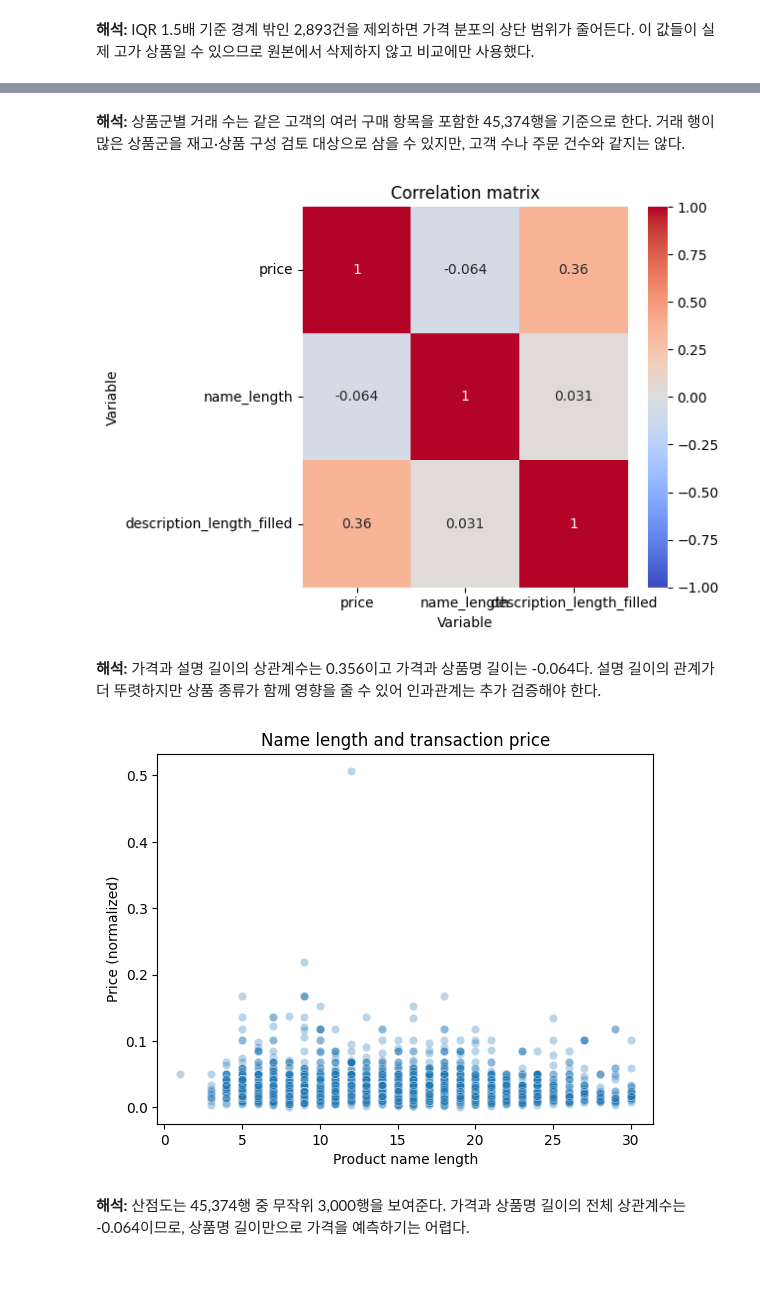
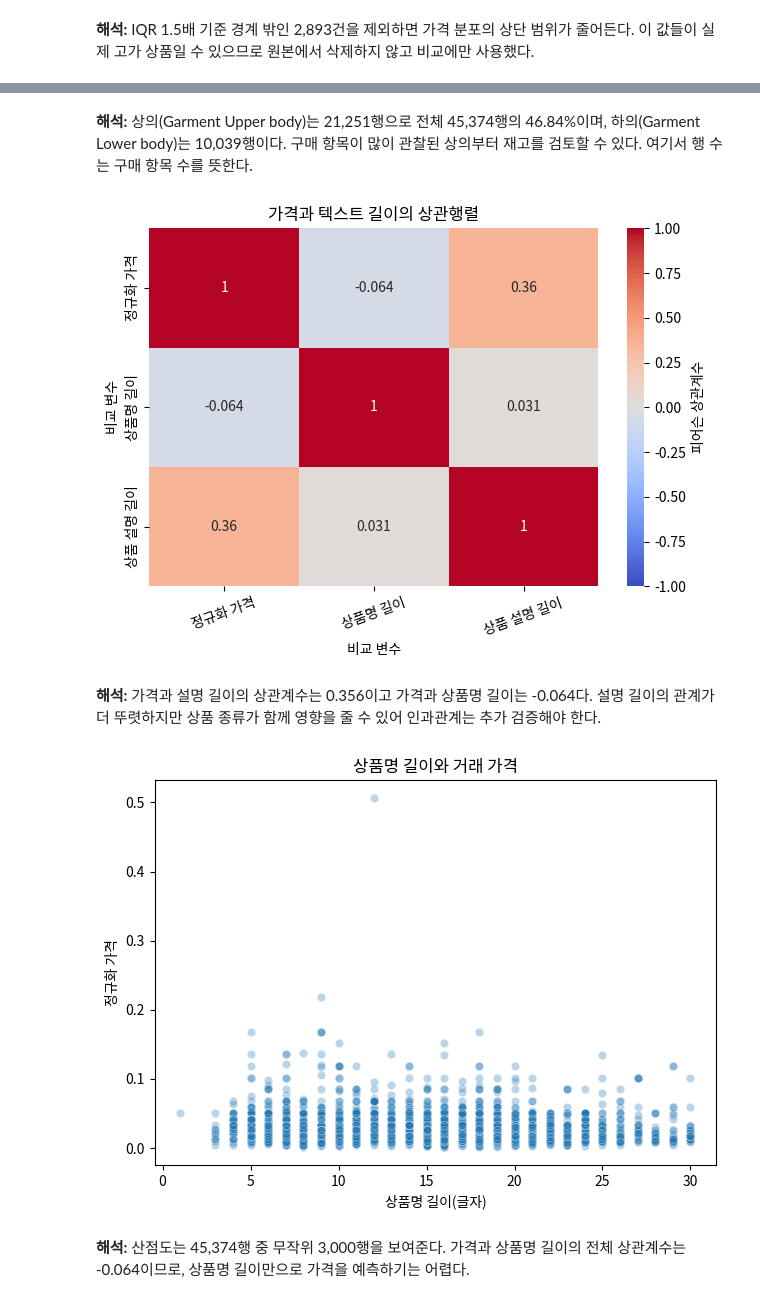
Before and after one commit to 1st0Groom/A1-1, a Jupyter notebook: notebooks/analysis_report.ipynb, the cells around one changed output, grey strips where cells are left out. Drawn from its saved outputs; the diff is of its cells as text; code cells hidden in the pictures; blank space fills up the shorter version.

```diff
--- a/notebooks/analysis_report.ipynb
+++ b/notebooks/analysis_report.ipynb
@@ -16,14 +21,15 @@ from pipeline import DataAnalyzer as 데이터분석기
 # %% [markdown]
 ## 데이터 불러오기와 기본 탐색
 # %%
-상품분석기 = 데이터분석기(프로젝트경로 / 'data/raw/hm/articles.csv')
-상품표 = 상품분석기.데이터불러오기()
-거래표 = 판다스.read_csv(프로젝트경로 / 'data/raw/hm/transactions_customer_sample.csv')
-상품표['article_id'] = 상품표['article_id'].astype(str).str.zfill(10)
-거래표['article_id'] = 거래표['article_id'].astype(str).str.zfill(10)
-거래표['t_dat'] = 판다스.to_datetime(거래표['t_dat'])
-거래표['order_date'] = 거래표['t_dat']
-거래표['amount'] = 거래표['price']
+분석기 = 데이터분석기(프로젝트경로 / 'data/raw/hm/articles.csv')
+분석결과 = 분석기.run(
+    거래파일경로=프로젝트경로 / 'data/raw/hm/transactions_customer_sample.csv',
+    이미지폴더=프로젝트경로 / 'data/raw/hm/images',
+    결측치대치방법='median',
+    이상치임계값=1.5,
+)
+상품표 = 분석결과['상품원본표']
+거래표 = 분석결과['거래표']
 print('상품 행·열:', 상품표.shape, '거래 행·열:', 거래표.shape)
 상품표.head()
 # %% [output]
@@ -106,13 +112,12 @@ print('피처가 연결된 상품:', 상품표['image_mean'].notna().sum())
 # %% [markdown]
 ## 거래와 상품 연결, IQR
 # %%
-분석표 = 거래표.merge(상품표, on='article_id', how='left', validate='many_to_one')
+분석표 = 분석결과['분석표']
+이상치결과 = 분석결과['이상치결과']
+상관행렬 = 분석결과['상관행렬']
 print('거래 행:',len(분석표), '고객 수:', 분석표.customer_id.nunique(), '상품 미연결:', 분석표['prod_name'].isna().sum())
-분석기 = 데이터분석기('unused.csv'); 분석기.데이터표 = 분석표
-이상치결과 = 분석기.IQR이상치찾기('price')
 print('Q1:',이상치결과['q1'],'Q3:',이상치결과['q3'],'IQR:',이상치결과['iqr'],'상한:',이상치결과['upper'],'후보:',이상치결과['mask'].sum())
-print(분석기.요약통계(['price','name_length','description_length_filled']))
-상관행렬 = 분석표[['price','name_length','description_length_filled']].corr()
+print(분석결과['요약통계'])
 print('가격-상품명 길이:',상관행렬.loc['price','name_length'])
 print('가격-상품 설명 길이:',상관행렬.loc['price','description_length_filled'])
 # %% [output]
@@ -152,16 +178,31 @@ max        0.506780     30.000000                 528.000000
 # %% [markdown]
-**해석:** 상품군별 거래 수는 같은 고객의 여러 구매 항목을 포함한 45,374행을 기준으로 한다. 거래 행이 많은 상품군을 재고·상품 구성 검토 대상으로 삼을 수 있지만, 고객 수나 주문 건수와 같지는 않다.
+**해석:** 상의(Garment Upper body)는 21,251행으로 전체 45,374행의 46.84%이며, 하의(Garment Lower body)는 10,039행이다. 구매 항목이 많이 관찰된 상의부터 재고를 검토할 수 있다. 여기서 행 수는 구매 항목 수를 뜻한다.
 # %%
-시본.heatmap(상관행렬, annot=True, cmap='coolwarm', vmin=-1, vmax=1)
-그래프.title('Correlation matrix'); 그래프.xlabel('Variable'); 그래프.ylabel('Variable'); 그래프.tight_layout(); 그래프.show()
+수치열이름 = {
+    'price': '정규화 가격', 'name_length': '상품명 길이',
+    'description_length_filled': '상품 설명 길이',
+}
+fig, ax = plt.subplots()
+sns.heatmap(상관행렬.rename(index=수치열이름, columns=수치열이름),
+            annot=True, cmap='coolwarm', vmin=-1, vmax=1,
+            cbar_kws={'label': '피어슨 상관계수'}, ax=ax)
+ax.set(title='가격과 텍스트 길이의 상관행렬', xlabel='비교 변수', ylabel='비교 변수')
+ax.tick_params(axis='x', labelrotation=20)
+fig.tight_layout()
+plt.show()
 # %% [output]
-[figure, old version]
+[figure, new version]
 # %% [markdown]
 **해석:** 가격과 설명 길이의 상관계수는 0.356이고 가격과 상품명 길이는 -0.064다. 설명 길이의 관계가 더 뚜렷하지만 상품 종류가 함께 영향을 줄 수 있어 인과관계는 추가 검증해야 한다.
 # %%
-시본.scatterplot(data=분석표.sample(min(3000,len(분석표)),random_state=42),x='name_length',y='price',alpha=.3); 그래프.title('Name length and transaction price'); 그래프.xlabel('Product name length'); 그래프.ylabel('Price (normalized)'); 그래프.show()
+fig, ax = plt.subplots()
+sns.scatterplot(data=분석표.sample(min(3000, len(분석표)), random_state=42),
+                x='name_length', y='price', alpha=.3, ax=ax)
+ax.set(title='상품명 길이와 거래 가격', xlabel='상품명 길이(글자)', ylabel='정규화 가격')
+fig.tight_layout()
+plt.show()
 # %% [output]
-[figure, old version]
+[figure, new version]
 # %% [markdown]
 **해석:** 산점도는 45,374행 중 무작위 3,000행을 보여준다. 가격과 상품명 길이의 전체 상관계수는 -0.064이므로, 상품명 길이만으로 가격을 예측하기는 어렵다.
 # %%
```
Also changed, not shown: parts of 15 cells of this notebook, 4 other files.
